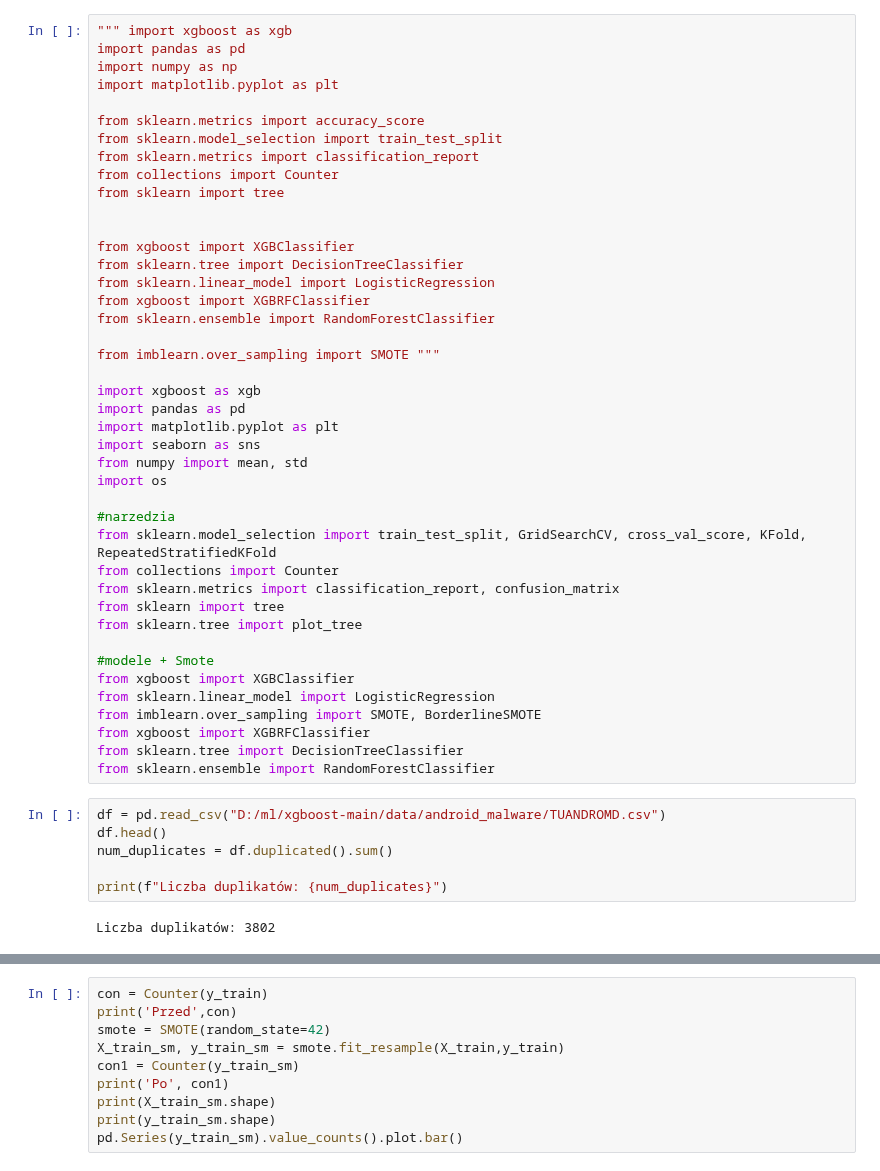
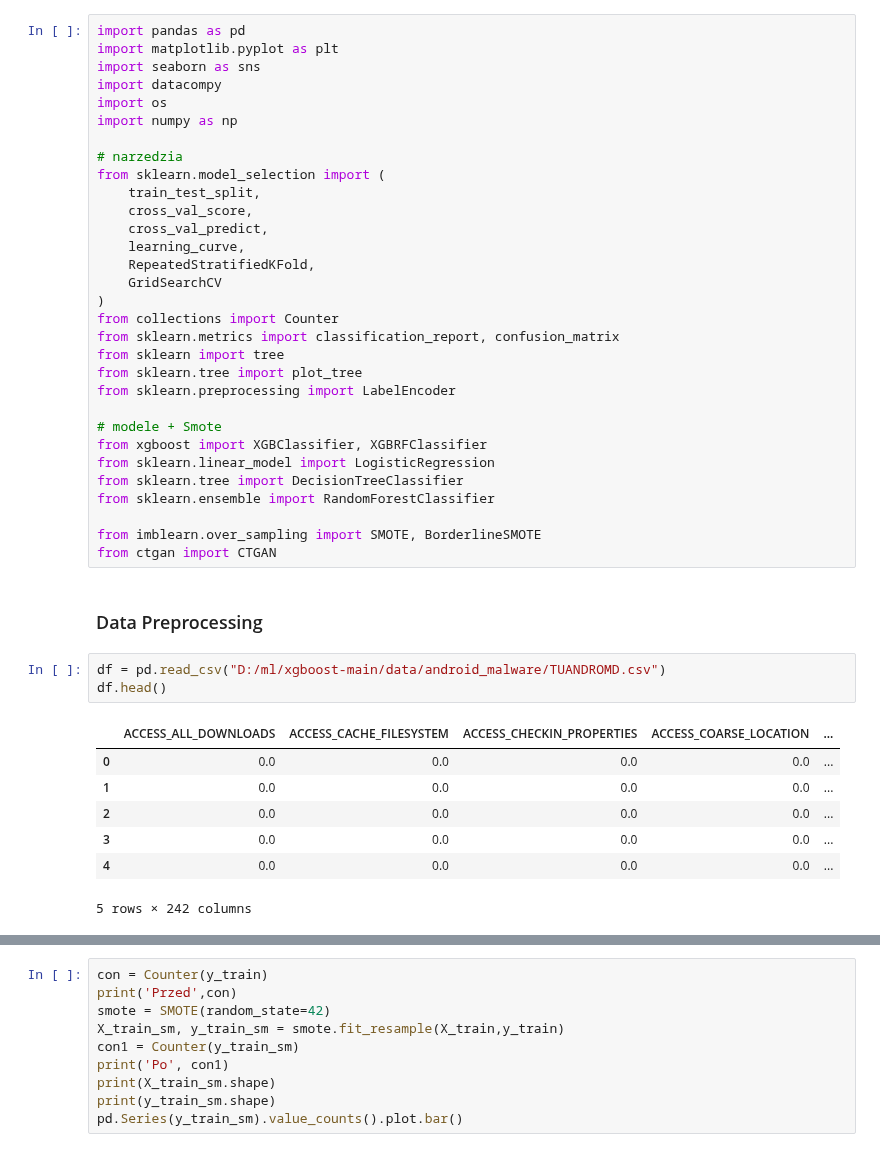
Before and after one commit to BeNNeTTcik/xgboost, a Jupyter notebook: notebooks/nb_android.ipynb, the cells around one changed output, grey strips where cells are left out. Saved outputs shown, nothing was run; the diff lists cells and outputs as text.

```diff
--- a/notebooks/nb_android.ipynb
+++ b/notebooks/nb_android.ipynb
@@ -1,51 +1,45 @@
 # %%
-""" import xgboost as xgb
-import pandas as pd
-import numpy as np
-import matplotlib.pyplot as plt
-
-from sklearn.metrics import accuracy_score
-from sklearn.model_selection import train_test_split
-from sklearn.metrics import classification_report
-from collections import Counter
-from sklearn import tree
-
-
-from xgboost import XGBClassifier
-from sklearn.tree import DecisionTreeClassifier
-from sklearn.linear_model import LogisticRegression
-from xgboost import XGBRFClassifier
-from sklearn.ensemble import RandomForestClassifier
-
-from imblearn.over_sampling import SMOTE """
-
-import xgboost as xgb
 import pandas as pd
 import matplotlib.pyplot as plt
 import seaborn as sns
-from numpy import mean, std
+import datacompy
 import os
+import numpy as np
 
-#narzedzia
-from sklearn.model_selection import train_test_split, GridSearchCV, cross_val_score, KFold, RepeatedStratifiedKFold
+# narzedzia
+from sklearn.model_selection import (
+    train_test_split,
+    cross_val_score,
+    cross_val_predict,
+    learning_curve,
+    RepeatedStratifiedKFold,
+    GridSearchCV
+)
 from collections import Counter
 from sklearn.metrics import classification_report, confusion_matrix
 from sklearn import tree
 from sklearn.tree import plot_tree
+from sklearn.preprocessing import LabelEncoder
 
-#modele + Smote
-from xgboost import XGBClassifier
+# modele + Smote
+from xgboost import XGBClassifier, XGBRFClassifier
 from sklearn.linear_model import LogisticRegression
-from imblearn.over_sampling import SMOTE, BorderlineSMOTE
-from xgboost import XGBRFClassifier
 from sklearn.tree import DecisionTreeClassifier
 from sklearn.ensemble import RandomForestClassifier
+
+from imblearn.over_sampling import SMOTE, BorderlineSMOTE
+from ctgan import CTGAN
+# %% [markdown]
+### Data Preprocessing
 # %%
 df = pd.read_csv("D:/ml/xgboost-main/data/android_malware/TUANDROMD.csv")
 df.head()
-num_duplicates = df.duplicated().sum()
-
-print(f"Liczba duplikatów: {num_duplicates}")
 # %% [output]
+|  | ACCESS_ALL_DOWNLOADS | ACCESS_CACHE_FILESYSTEM | ACCESS_CHECKIN_PROPERTIES | ACCESS_COARSE_LOCATION | ... |
+| 0 | 0.0 | 0.0 | 0.0 | 0.0 | ... |
+| 1 | 0.0 | 0.0 | 0.0 | 0.0 | ... |
+| 2 | 0.0 | 0.0 | 0.0 | 0.0 | ... |
+| 3 | 0.0 | 0.0 | 0.0 | 0.0 | ... |
+| 4 | 0.0 | 0.0 | 0.0 | 0.0 | ... |
-Liczba duplikatów: 3802
+5 rows × 242 columns
 # %%
```
Also changed, not shown: parts of 4 cells of this notebook, 11 other files.
